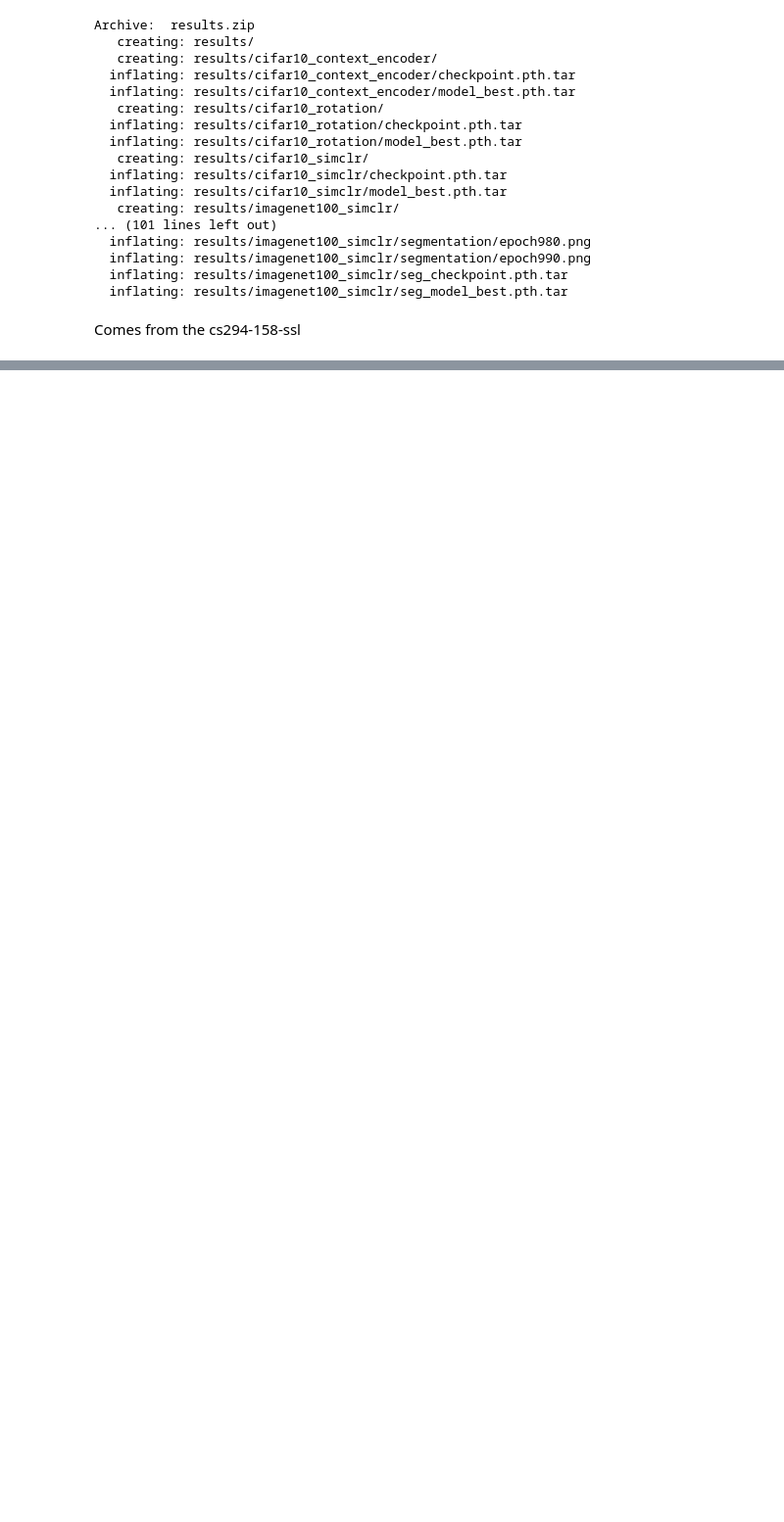
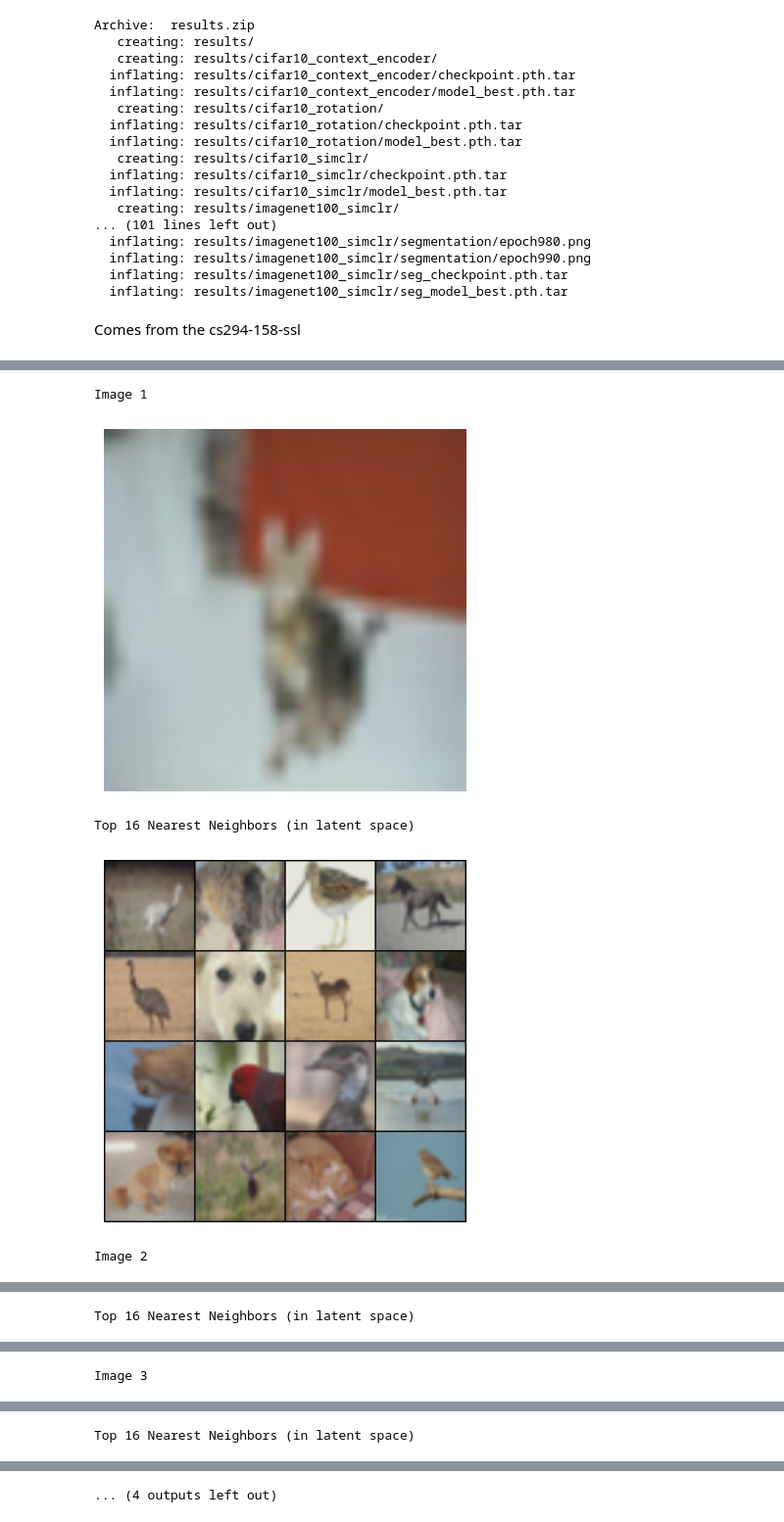
Before and after one commit to menonajayki/SSL-Context-Encoding, a Jupyter notebook: SSL_01.ipynb, the cells around one changed output, grey strips where cells are left out. Shown at 98% size. Saved outputs shown, nothing was run; the diff lists cells and outputs as text; code cells hidden in the pictures; blank space fills up the shorter version.

```diff
--- a/SSL_01.ipynb
+++ b/SSL_01.ipynb
@@ -113,0 +221,3 @@ UsageError: Line magic function `%` not found.
+# %%
+model, linear_classifier, train_loader, test_loader = load_model_and_data('context_encoder')
+evaluate_accuracy(model, linear_classifier, train_loader, test_loader)
@@ -113,0 +232,8 @@ UsageError: Line magic function `%` not found.
+# %%
+display_nearest_neighbors('context_encoder', model, test_loader)
+# %% [output]
+Image 1
+[figure, added]
+Top 16 Nearest Neighbors (in latent space)
+[figure, added]
+Image 2
@@ -113,0 +241 @@ UsageError: Line magic function `%` not found.
+Top 16 Nearest Neighbors (in latent space)
@@ -113,0 +243 @@ UsageError: Line magic function `%` not found.
+Image 3
@@ -113,0 +245 @@ UsageError: Line magic function `%` not found.
+Top 16 Nearest Neighbors (in latent space)
@@ -113,0 +247 @@ UsageError: Line magic function `%` not found.
+... (4 outputs left out)
```
Also changed, not shown: parts of 11 cells of this notebook.
